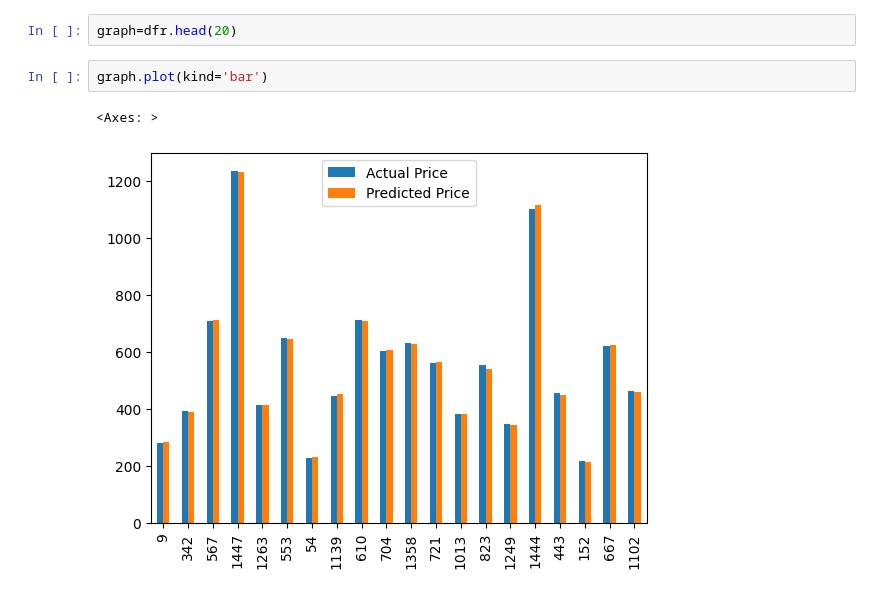
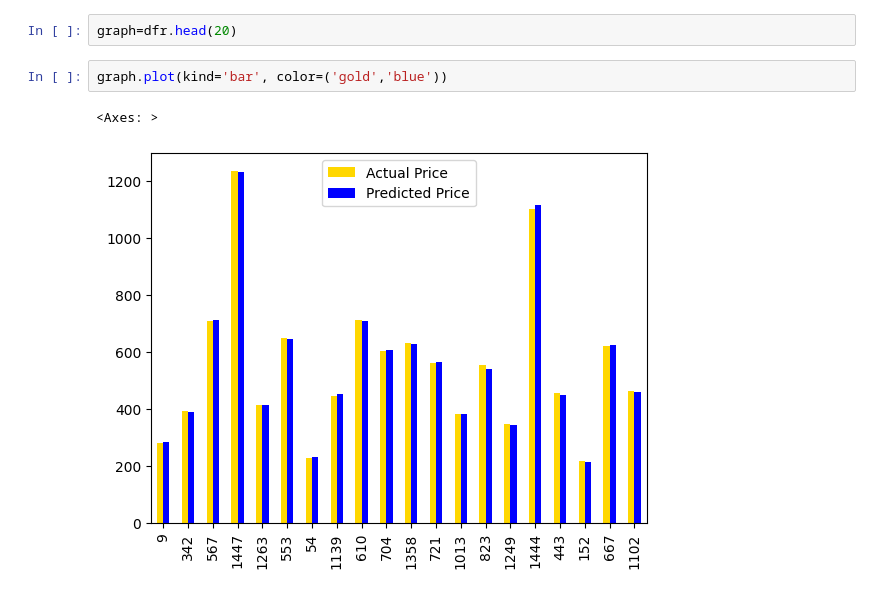
Before and after one commit to edepraveenakrishna/mini-project, a Jupyter notebook: stock prediction.ipynb, the cells around one changed output. Drawn from its saved outputs; the diff is of its cells as text.

```diff
--- a/stock prediction.ipynb
+++ b/stock prediction.ipynb
@@ -245,7 +248,7 @@ root mean squared error: 3.623685013708292
 # %%
 graph=dfr.head(20)
 # %%
-graph.plot(kind='bar')
+graph.plot(kind='bar', color=('gold','blue'))
 # %% [output]
 <Axes: >
-[figure, old version]
+[figure, new version]
```
Also changed, not shown: parts of 8 cells of this notebook.
